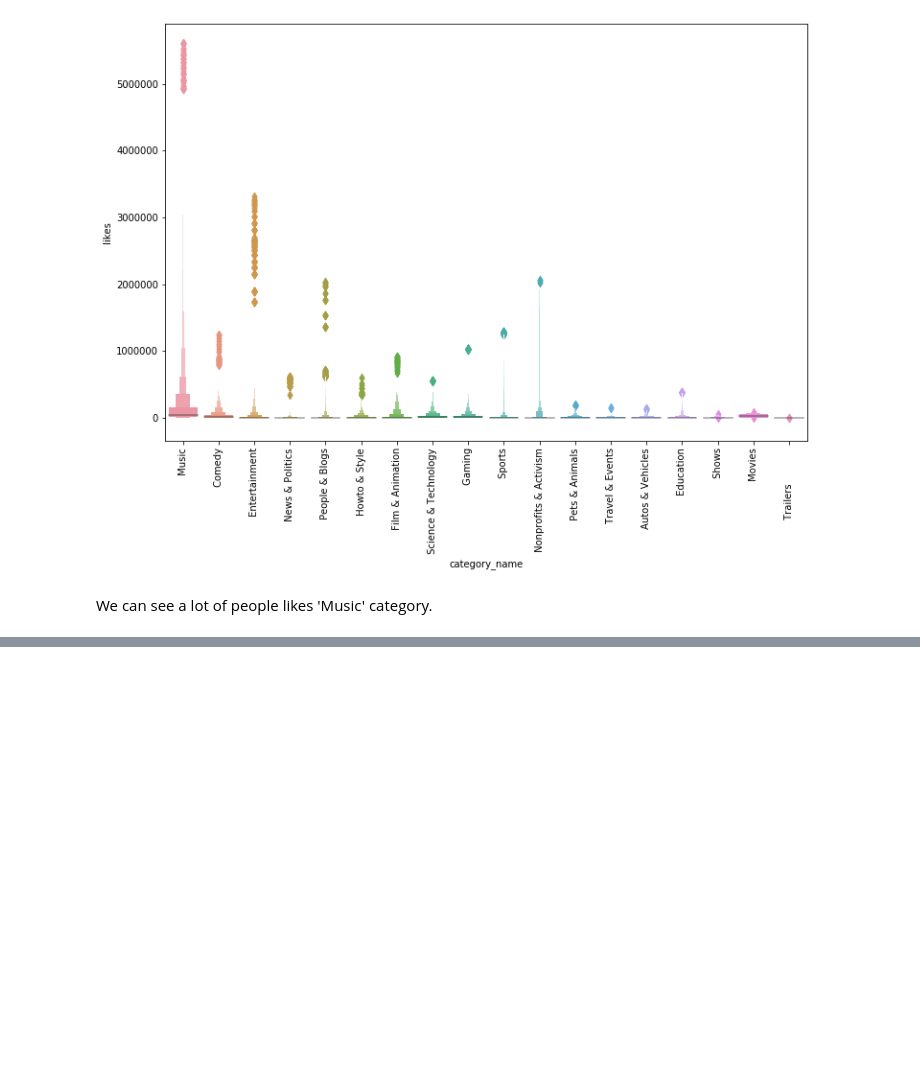
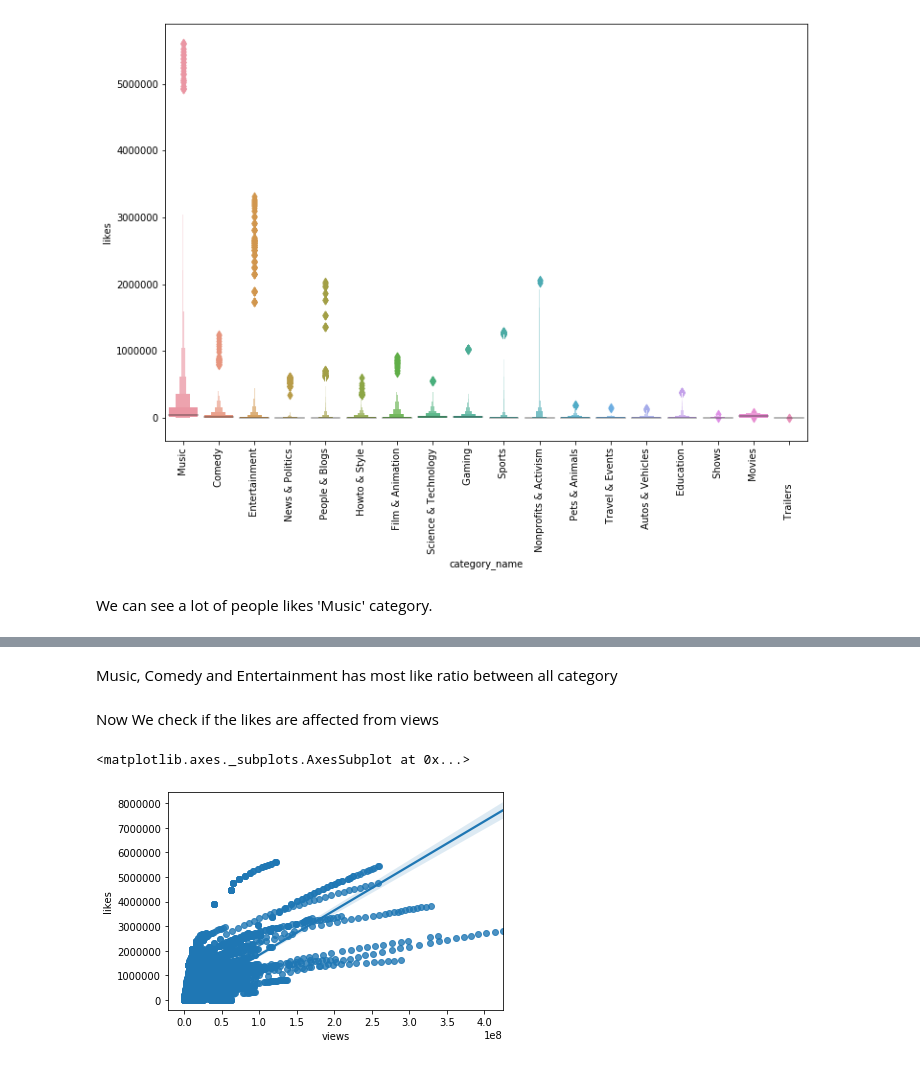
Before and after one commit to MiskaturRahman/Data-Science-PortFolio, a Jupyter notebook: youtube Case study/youtube_analysis.ipynb, the cells around one changed output, grey strips where cells are left out. Drawn from its saved outputs; the diff is of its cells as text; code cells hidden in the pictures; blank space fills up the shorter version.

```diff
--- a/youtube Case study/youtube_analysis.ipynb
+++ b/youtube Case study/youtube_analysis.ipynb
@@ -442,0 +482,10 @@ We can see a lot of people likes 'Music' category.
+# %% [markdown]
+Music, Comedy and Entertainment has most like ratio between all category
+# %% [markdown]
+Now We check if the likes are affected from views
+# %%
+# we are using regressionPlot. we can also use scatterplot
+sns.regplot(data=full_df, x="views", y="likes")
+# %% [output]
+<matplotlib.axes._subplots.AxesSubplot at 0x...>
+[figure, added]
```
Also changed, not shown: parts of 8 cells of this notebook.
